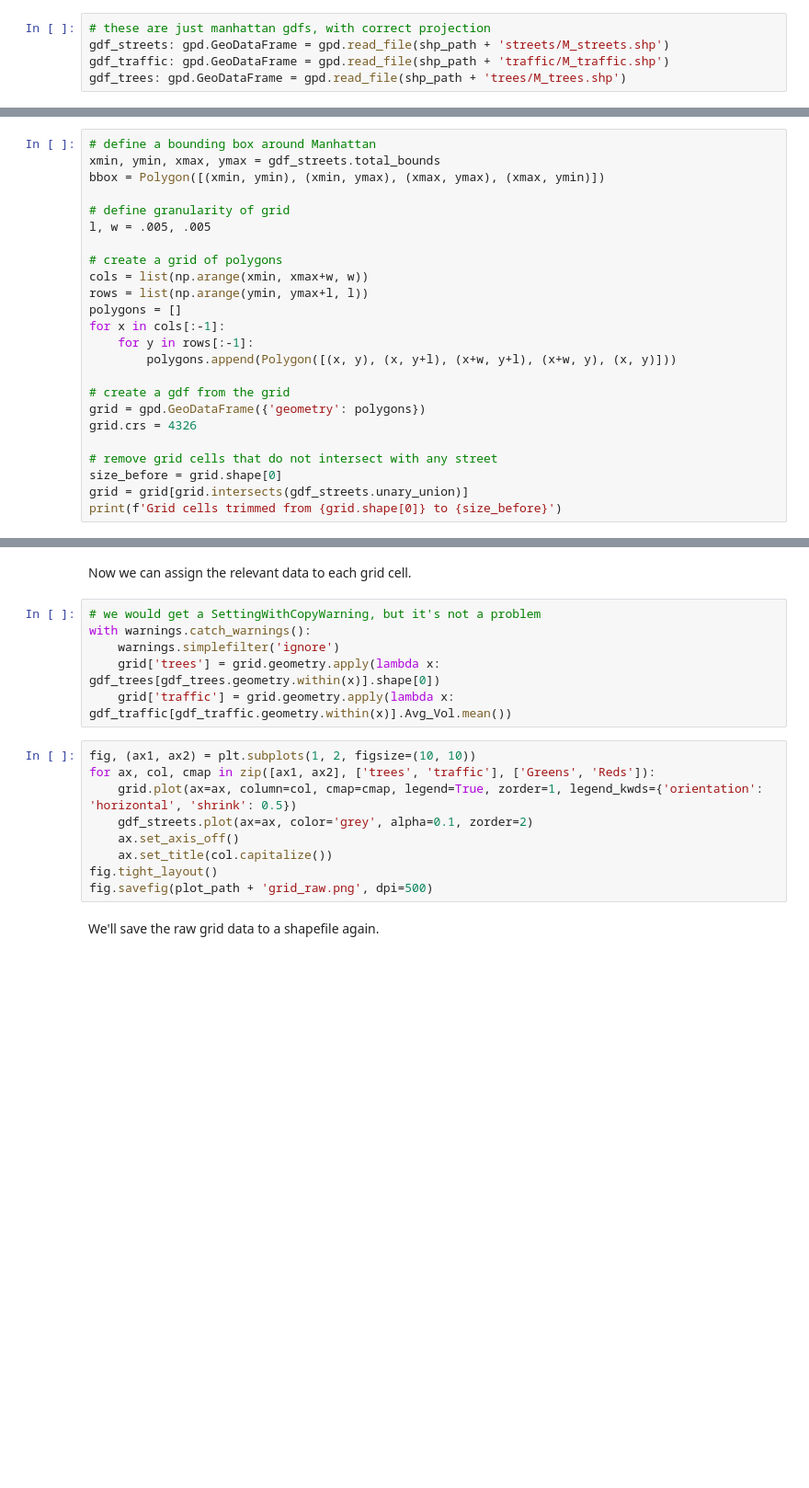
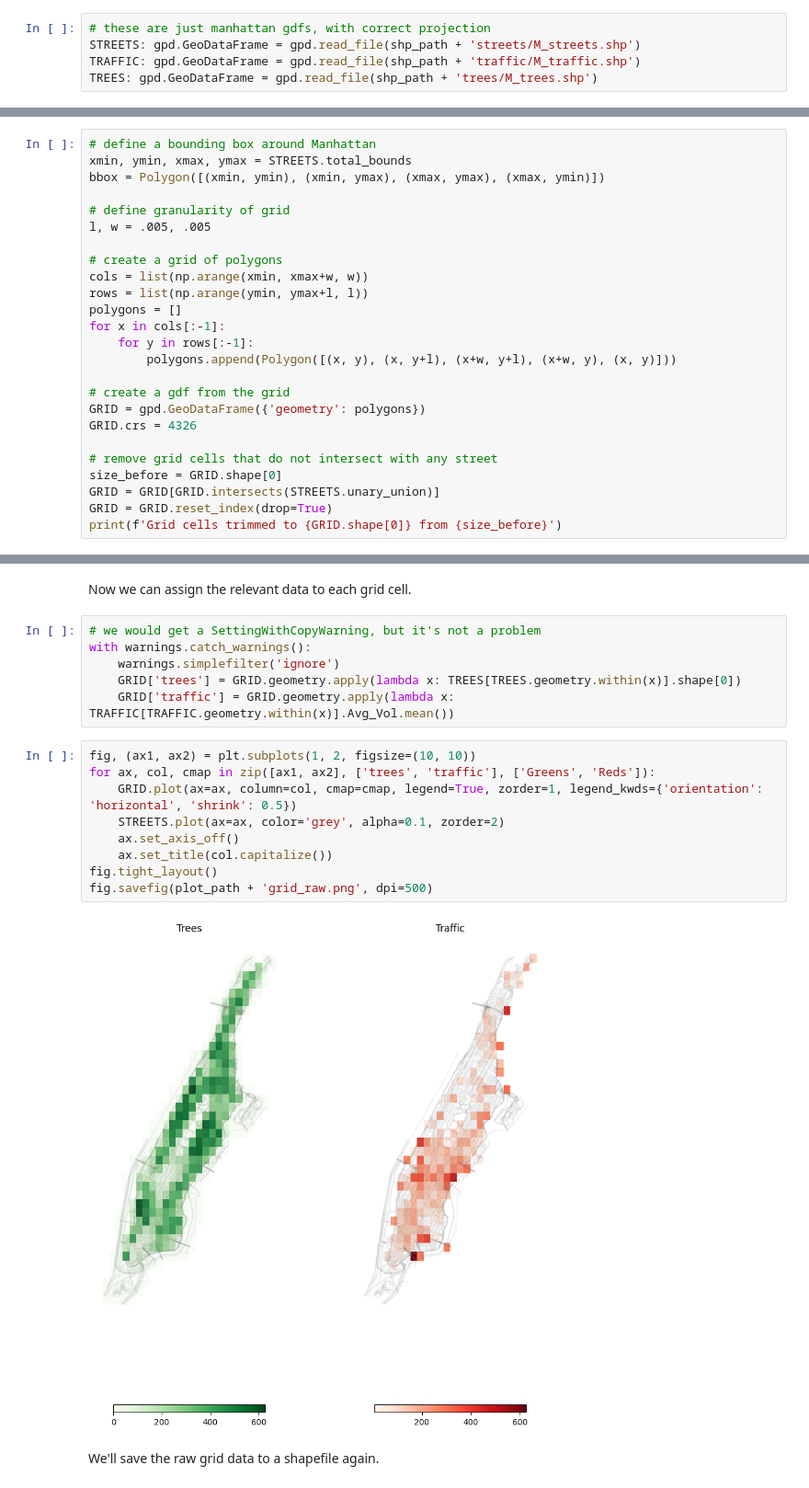
Before and after one commit to Josef-Hlink/Trees, a Jupyter notebook: src/gridding.ipynb, the cells around one changed output, grey strips where cells are left out. Shown at 92% size. Saved outputs shown, nothing was run; the diff lists cells and outputs as text; blank space fills up the shorter version.

```diff
--- a/src/gridding.ipynb
+++ b/src/gridding.ipynb
@@ -37,14 +37,14 @@ if not os.path.exists(plot_path):
 ### Read data
 # %%
 # these are just manhattan gdfs, with correct projection
-gdf_streets: gpd.GeoDataFrame = gpd.read_file(shp_path + 'streets/M_streets.shp')
-gdf_traffic: gpd.GeoDataFrame = gpd.read_file(shp_path + 'traffic/M_traffic.shp')
-gdf_trees: gpd.GeoDataFrame = gpd.read_file(shp_path + 'trees/M_trees.shp')
+STREETS: gpd.GeoDataFrame = gpd.read_file(shp_path + 'streets/M_streets.shp')
+TRAFFIC: gpd.GeoDataFrame = gpd.read_file(shp_path + 'traffic/M_traffic.shp')
+TREES: gpd.GeoDataFrame = gpd.read_file(shp_path + 'trees/M_trees.shp')
 # %% [markdown]
 Now we create a grid.
 # %%
 # define a bounding box around Manhattan
-xmin, ymin, xmax, ymax = gdf_streets.total_bounds
+xmin, ymin, xmax, ymax = STREETS.total_bounds
 bbox = Polygon([(xmin, ymin), (xmin, ymax), (xmax, ymax), (xmax, ymin)])
 
 # define granularity of grid
@@ -59,10 +59,11 @@ for x in cols[:-1]:
         polygons.append(Polygon([(x, y), (x, y+l), (x+w, y+l), (x+w, y), (x, y)]))
 
 # create a gdf from the grid
-grid = gpd.GeoDataFrame({'geometry': polygons})
-grid.crs = 4326
+GRID = gpd.GeoDataFrame({'geometry': polygons})
+GRID.crs = 4326
 
 # remove grid cells that do not intersect with any street
-size_before = grid.shape[0]
-grid = grid[grid.intersects(gdf_streets.unary_union)]
-print(f'Grid cells trimmed from {grid.shape[0]} to {size_before}')
+size_before = GRID.shape[0]
+GRID = GRID[GRID.intersects(STREETS.unary_union)]
+GRID = GRID.reset_index(drop=True)
+print(f'Grid cells trimmed to {GRID.shape[0]} from {size_before}')
@@ -105,17 +75,19 @@ Now we can assign the relevant data to each grid cell.
 # we would get a SettingWithCopyWarning, but it's not a problem
 with warnings.catch_warnings():
     warnings.simplefilter('ignore')
-    grid['trees'] = grid.geometry.apply(lambda x: gdf_trees[gdf_trees.geometry.within(x)].shape[0])
-    grid['traffic'] = grid.geometry.apply(lambda x: gdf_traffic[gdf_traffic.geometry.within(x)].Avg_Vol.mean())
+    GRID['trees'] = GRID.geometry.apply(lambda x: TREES[TREES.geometry.within(x)].shape[0])
+    GRID['traffic'] = GRID.geometry.apply(lambda x: TRAFFIC[TRAFFIC.geometry.within(x)].Avg_Vol.mean())
 # %%
 fig, (ax1, ax2) = plt.subplots(1, 2, figsize=(10, 10))
 for ax, col, cmap in zip([ax1, ax2], ['trees', 'traffic'], ['Greens', 'Reds']):
-    grid.plot(ax=ax, column=col, cmap=cmap, legend=True, zorder=1, legend_kwds={'orientation': 'horizontal', 'shrink': 0.5})
-    gdf_streets.plot(ax=ax, color='grey', alpha=0.1, zorder=2)
+    GRID.plot(ax=ax, column=col, cmap=cmap, legend=True, zorder=1, legend_kwds={'orientation': 'horizontal', 'shrink': 0.5})
+    STREETS.plot(ax=ax, color='grey', alpha=0.1, zorder=2)
     ax.set_axis_off()
     ax.set_title(col.capitalize())
 fig.tight_layout()
 fig.savefig(plot_path + 'grid_raw.png', dpi=500)
+# %% [output]
+[figure, added]
 # %% [markdown]
 We'll save the raw grid data to a shapefile again.
 # %%
```
Also changed, not shown: parts of 20 cells of this notebook, 3 other files.
